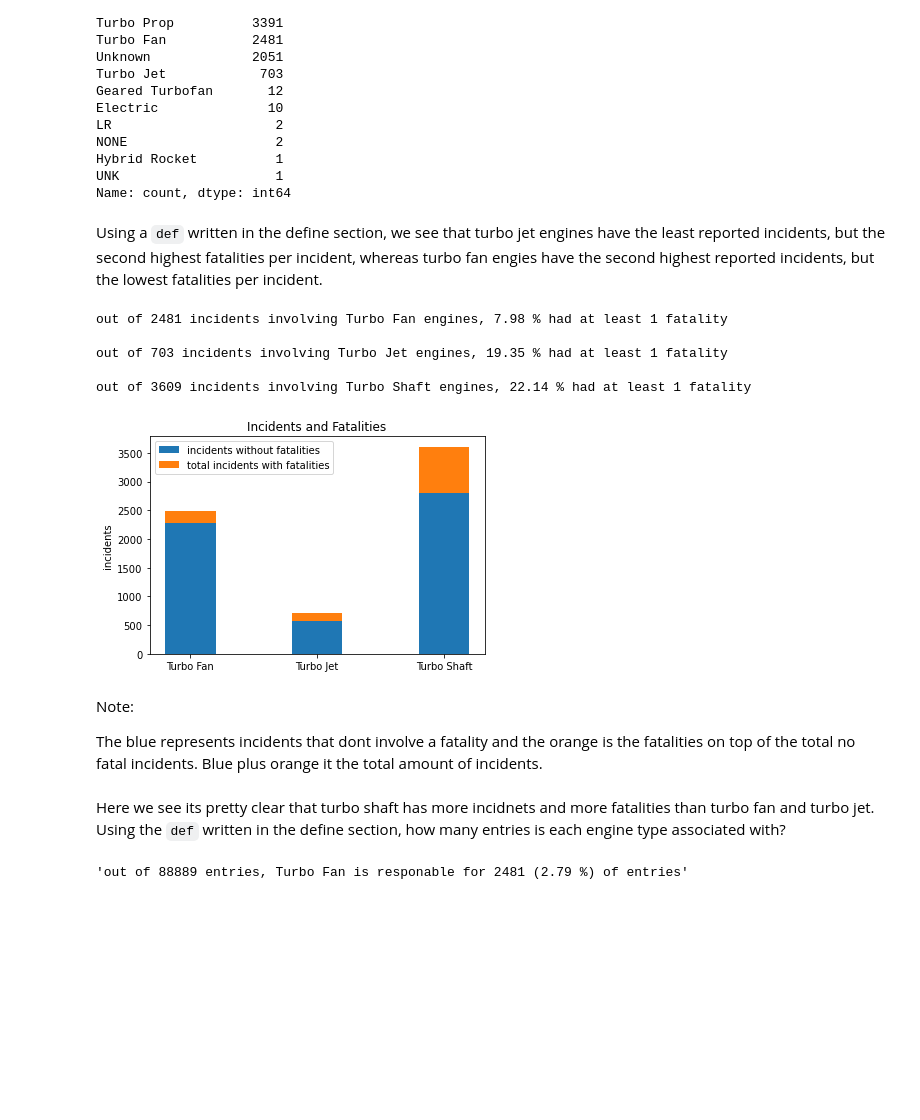
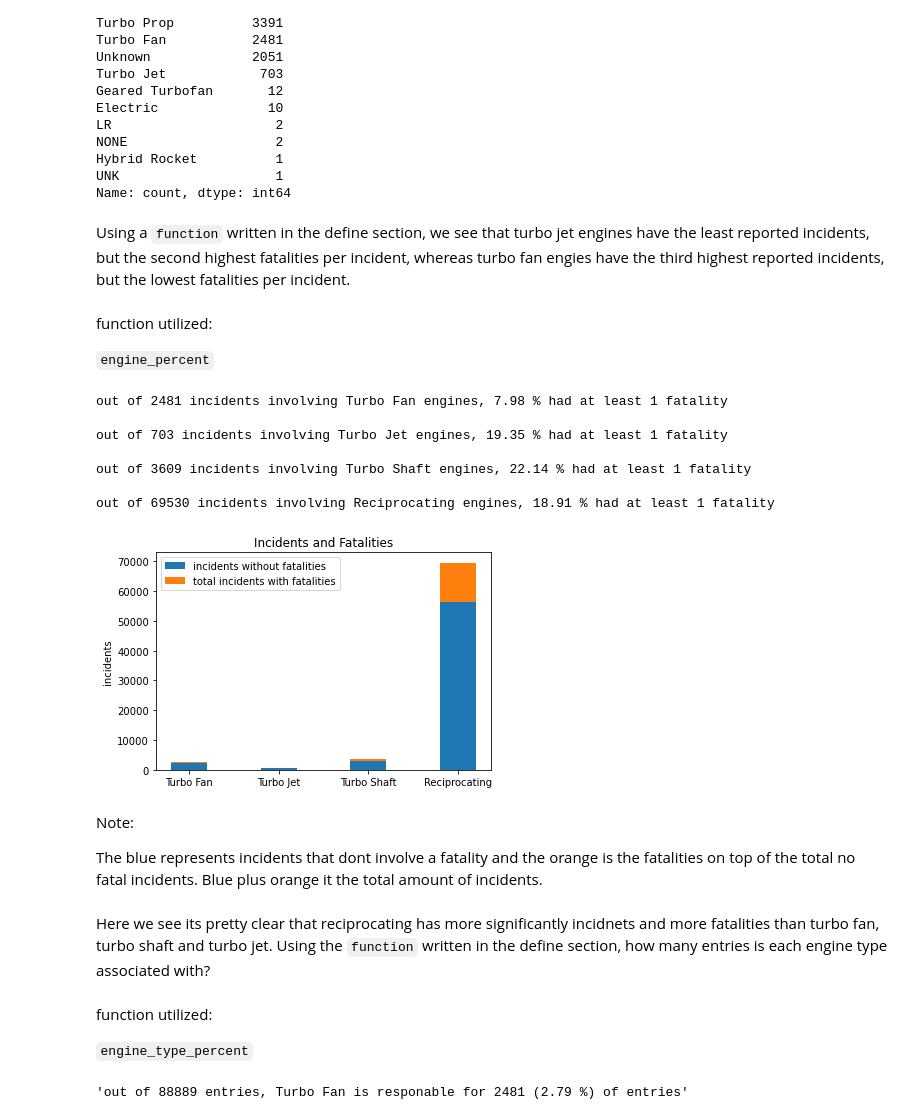
Before and after one commit to Djohnson1313/phase_1_project, a Jupyter notebook: phase_1_project_final.ipynb, the cells around one changed output. Cells and saved outputs as stored; diff of their text form; code cells hidden in the pictures; blank space fills up the shorter version.

```diff
--- a/phase_1_project_final.ipynb
+++ b/phase_1_project_final.ipynb
@@ -395,40 +462,52 @@ Hybrid Rocket          1
 UNK                    1
 Name: count, dtype: int64
 # %% [markdown]
-Using a `def` written in the define section, we see that turbo jet engines have the least reported incidents, but the second highest fatalities per incident, whereas turbo fan engies have the second highest reported incidents, but the lowest fatalities per incident.
+Using a `function` written in the define section, we see that turbo jet engines have the least reported incidents, but the second highest fatalities per incident, whereas turbo fan engies have the third highest reported incidents, but the lowest fatalities per incident.
+# %% [markdown]
+function utilized:
+
+`engine_percent`
 # %%
 print(t_fan)
 print()
 print(t_jet)
 print()
 print(t_shaft)
+print()
+print(recip)
 # %% [output]
 out of 2481 incidents involving Turbo Fan engines, 7.98 % had at least 1 fatality
 
 out of 703 incidents involving Turbo Jet engines, 19.35 % had at least 1 fatality
 
 out of 3609 incidents involving Turbo Shaft engines, 22.14 % had at least 1 fatality
+
+out of 69530 incidents involving Reciprocating engines, 18.91 % had at least 1 fatality
 # %%
 # create a stacked barchart to show incidents without fatalities and total incidents with fatalities
-labels = ['Turbo Fan', 'Turbo Jet', 'Turbo Shaft']
-incidents = [2284, 567, 2810] # totals are [2481, 703, 3609]
-fatalities = [197, 136, 799]
+labels = ['Turbo Fan', 'Turbo Jet', 'Turbo Shaft', 'Reciprocating']
+incidents = [2284, 567, 2810, 56382] # totals are [2481, 703, 3609, 69530]
+fatalities = [197, 136, 799, 13148]
 width = 0.4
 fig, ax = plt.subplots()
 ax.bar(labels, incidents, width, label = 'Engine Type')
 ax.bar(labels, fatalities, width, bottom = incidents, label = 'fatalities')
 ax.set_ylabel('incidents')
 ax.set_title('Incidents and Fatalities')
 plt.legend(['incidents without fatalities', 'total incidents with fatalities'])
 plt.show()
 # %% [output]
-[figure, old version]
+[figure, new version]
 # %% [markdown]
 Note:
 
 The blue represents incidents that dont involve a fatality and the orange is the fatalities on top of the total no fatal incidents. Blue plus orange it the total amount of incidents.
 # %% [markdown]
-Here we see its pretty clear that turbo shaft has more incidnets and more fatalities than turbo fan and turbo jet. Using the `def` written in the define section, how many entries is each engine type associated with?
+Here we see its pretty clear that reciprocating has more significantly incidnets and more fatalities than turbo fan, turbo shaft and turbo jet. Using the `function` written in the define section, how many entries is each engine type associated with?
+# %% [markdown]
+function utilized:
+
+`engine_type_percent`
 # %%
 engine_type_percent('Turbo Fan')
 # %% [output]
```
Also changed, not shown: parts of 67 cells of this notebook, 1 other file.
